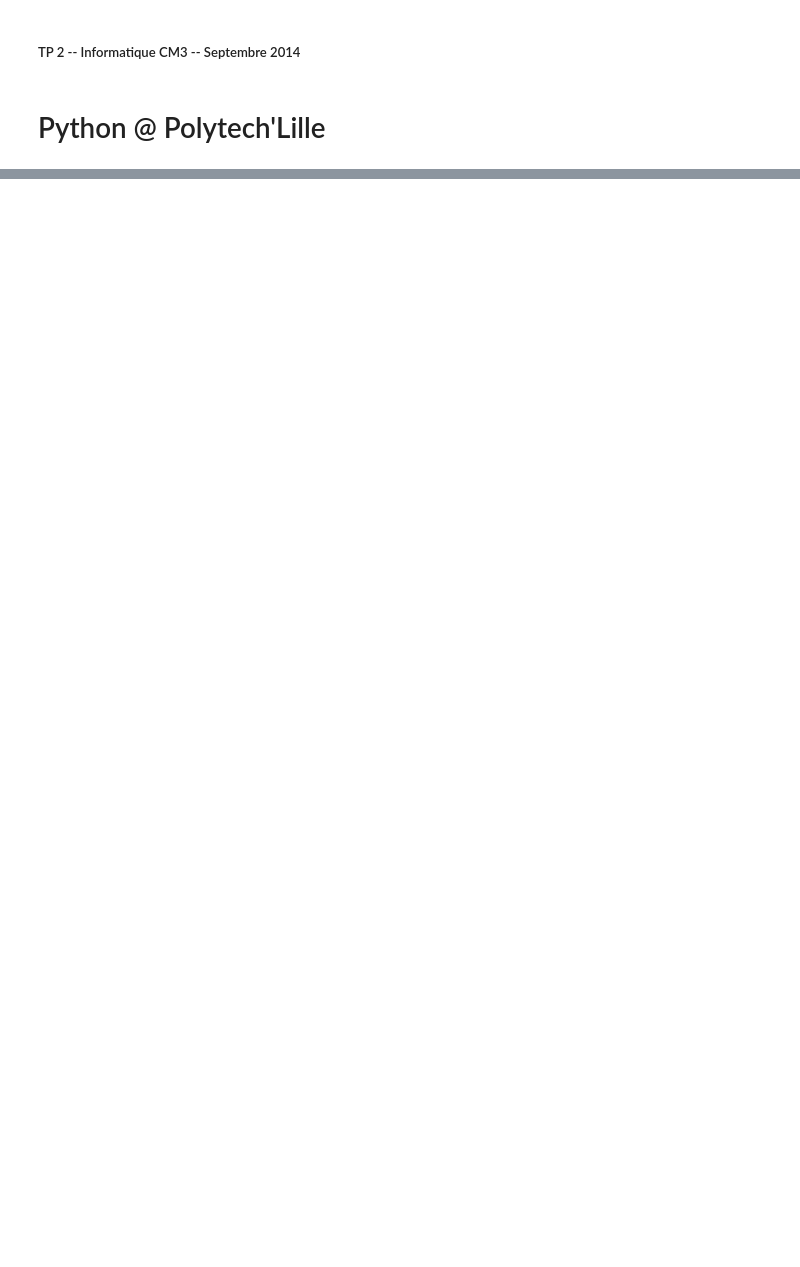
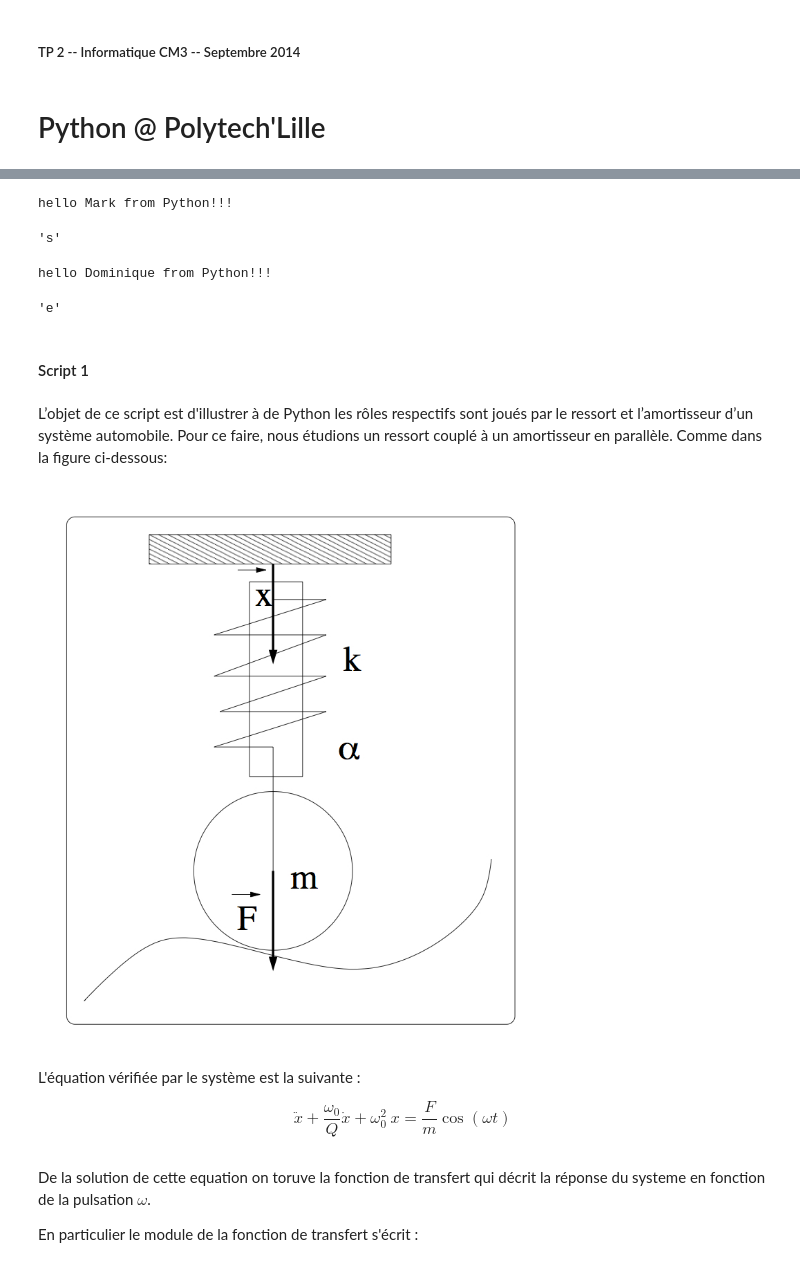
Before and after one commit to ecalzavarini/python-at-polytech-lille, a Jupyter notebook: Python-TP2-2014.ipynb, the cells around one changed output, grey strips where cells are left out. Cells and saved outputs as stored; diff of their text form; code cells hidden in the pictures; blank space fills up the shorter version.

```diff
--- a/Python-TP2-2014.ipynb
+++ b/Python-TP2-2014.ipynb
@@ -8,0 +35,48 @@
+# %%
+# definition d'une seconde fonction
+def hi(name):
+    print("hello " + name + " from Python!!!")
+
+#exemple d'utilisation
+hi("Mark")
+# %% [output]
+hello Mark from Python!!!
+# %%
+#definition  d'une trosieme fonction
+from random import choice
+def lettre():
+    return choice('abcdefghijklmnopqrstuvwxyz')
+
+#exemple d'utilisation
+lettre()
+# %% [output]
+'s'
+# %%
+#definition d'une liste de fonctions
+mes_fonctions = [f,hi,lettre]
+
+#utilisation
+mes_fonctions[1]("Dominique")
+
+mes_fonctions[2]()
+# %% [output]
+hello Dominique from Python!!!
+'e'
+# %% [markdown]
+#### Script 1
+# %% [markdown]
+L’objet de ce script est d'illustrer à de Python les rôles respectifs sont joués par le ressort et l’amortisseur d’un système automobile. Pour ce faire, nous étudions un ressort couplé à un amortisseur en parallèle.
+Comme dans la figure ci-dessous:
+# %%
+from IPython.display import Image
+Image(filename='masse-ressort-amortisseur.jpg')
+# %% [output]
+[figure, added]
+# %% [markdown]
+L'équation vérifiée par le système est la suivante :
+
+$$ \ddot{x} + \frac{\omega_0}{Q} \dot{x} + \omega_0^2\ x = \frac{F}{m} \cos( \omega t) $$
+# %% [markdown]
+De la solution de cette equation on toruve la fonction de transfert qui décrit la réponse du systeme en fonction de la pulsation $\omega$.
+
+En particulier le module de la fonction de transfert s'écrit :
```
Also changed, not shown: parts of 8 cells of this notebook, 1 other file.
